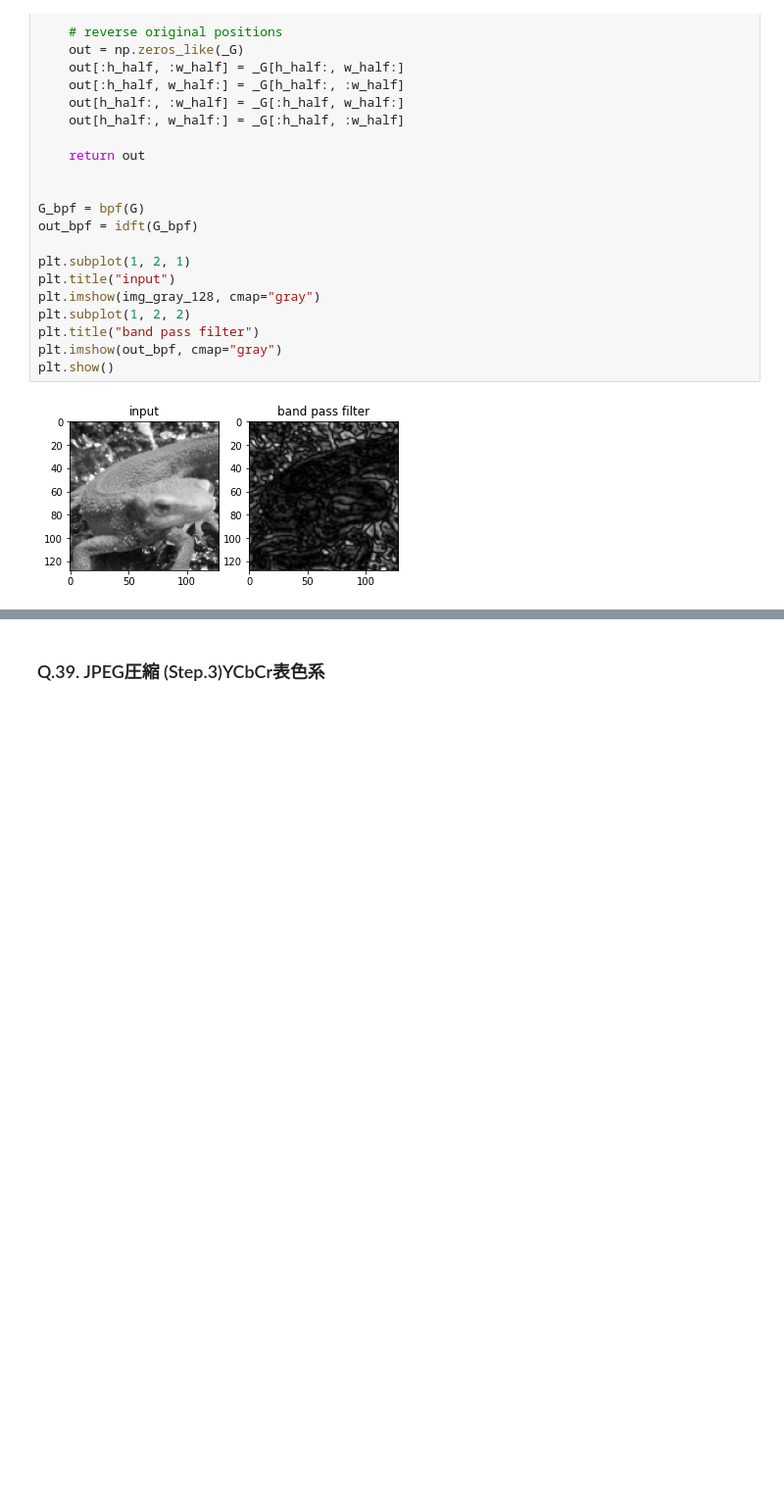
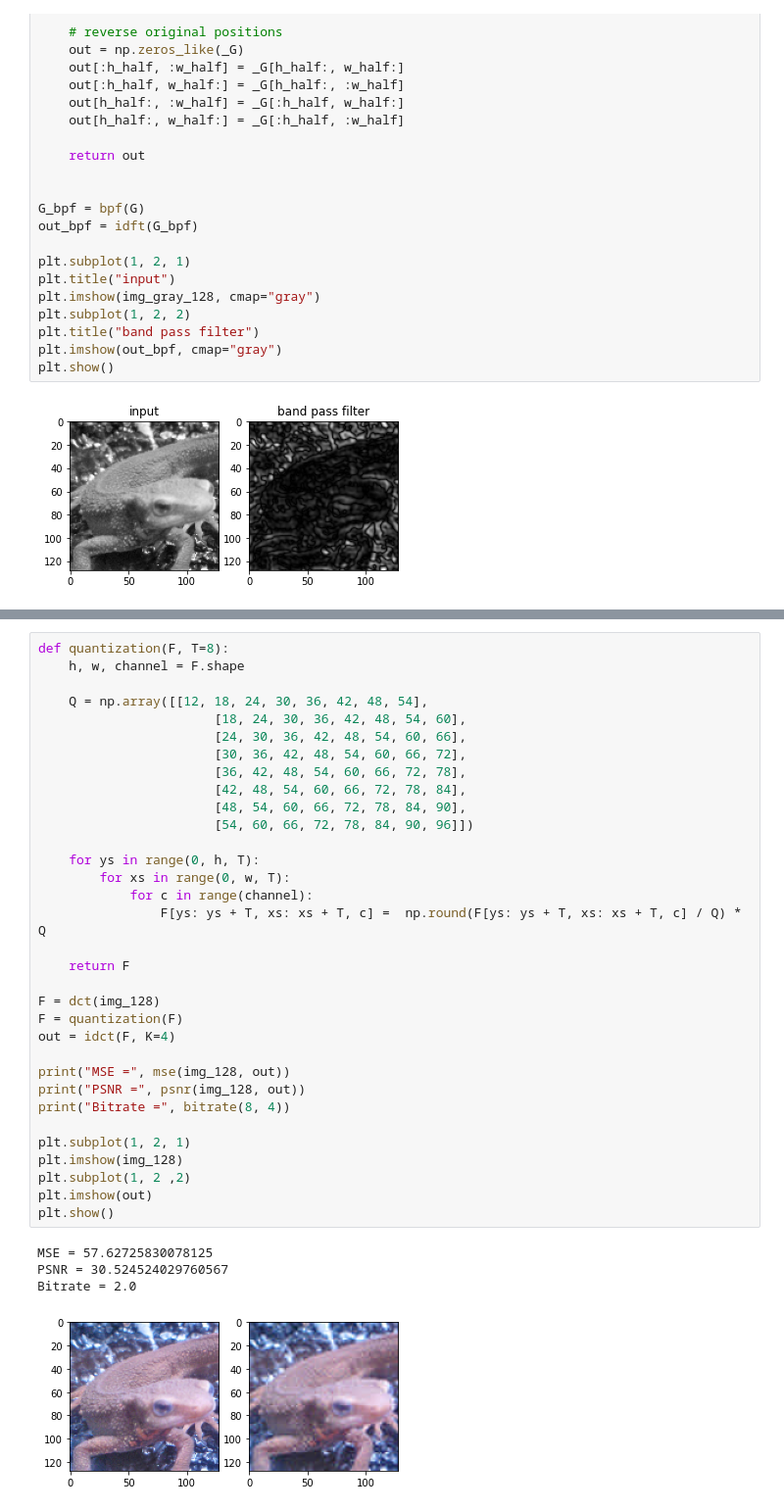
Before and after one commit to TakuroTerui/Gasyori100knock, a Jupyter notebook: work/Gasyori100knock_Q31_40.ipynb, the cells around one changed output, grey strips where cells are left out. Shown at 98% size. Drawn from its saved outputs; the diff is of its cells as text; blank space fills up the shorter version.

```diff
--- a/work/Gasyori100knock_Q31_40.ipynb
+++ b/work/Gasyori100knock_Q31_40.ipynb
@@ -310,2 +451,38 @@ plt.show()
-# %% [markdown]
-### Q.39. JPEG圧縮 (Step.3)YCbCr表色系
+# %%
+def quantization(F, T=8):
+    h, w, channel = F.shape
+
+    Q = np.array([[12, 18, 24, 30, 36, 42, 48, 54],
+                       [18, 24, 30, 36, 42, 48, 54, 60],
+                       [24, 30, 36, 42, 48, 54, 60, 66],
+                       [30, 36, 42, 48, 54, 60, 66, 72],
+                       [36, 42, 48, 54, 60, 66, 72, 78],
+                       [42, 48, 54, 60, 66, 72, 78, 84],
+                       [48, 54, 60, 66, 72, 78, 84, 90],
+                       [54, 60, 66, 72, 78, 84, 90, 96]])
+
+    for ys in range(0, h, T):
+        for xs in range(0, w, T):
+            for c in range(channel):
+                F[ys: ys + T, xs: xs + T, c] =  np.round(F[ys: ys + T, xs: xs + T, c] / Q) * Q
+
+    return F
+
+F = dct(img_128)
+F = quantization(F)
+out = idct(F, K=4)
+
+print("MSE =", mse(img_128, out))
+print("PSNR =", psnr(img_128, out))
+print("Bitrate =", bitrate(8, 4))
+
+plt.subplot(1, 2, 1)
+plt.imshow(img_128)
+plt.subplot(1, 2 ,2)
+plt.imshow(out)
+plt.show()
+# %% [output]
+MSE = 57.62725830078125
+PSNR = 30.524524029760567
+Bitrate = 2.0
+[figure, added]
```
Also changed, not shown: parts of 12 cells of this notebook.
